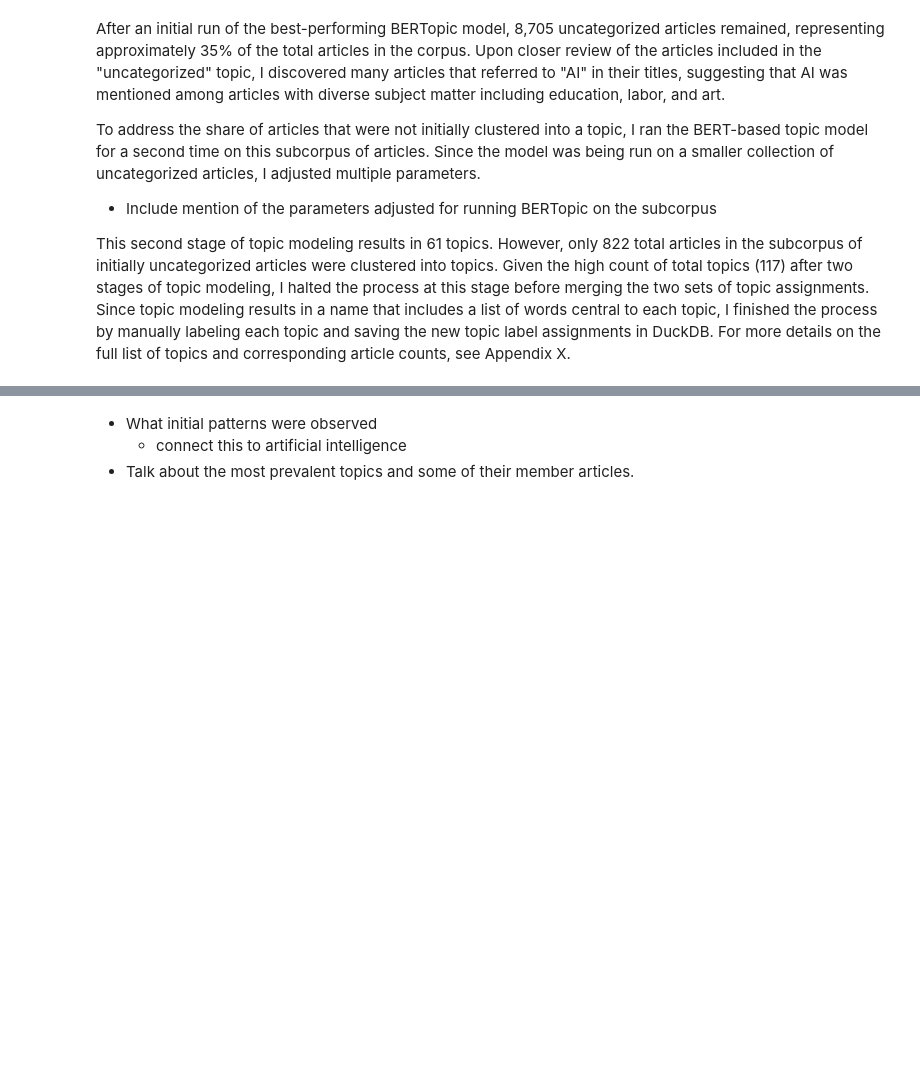
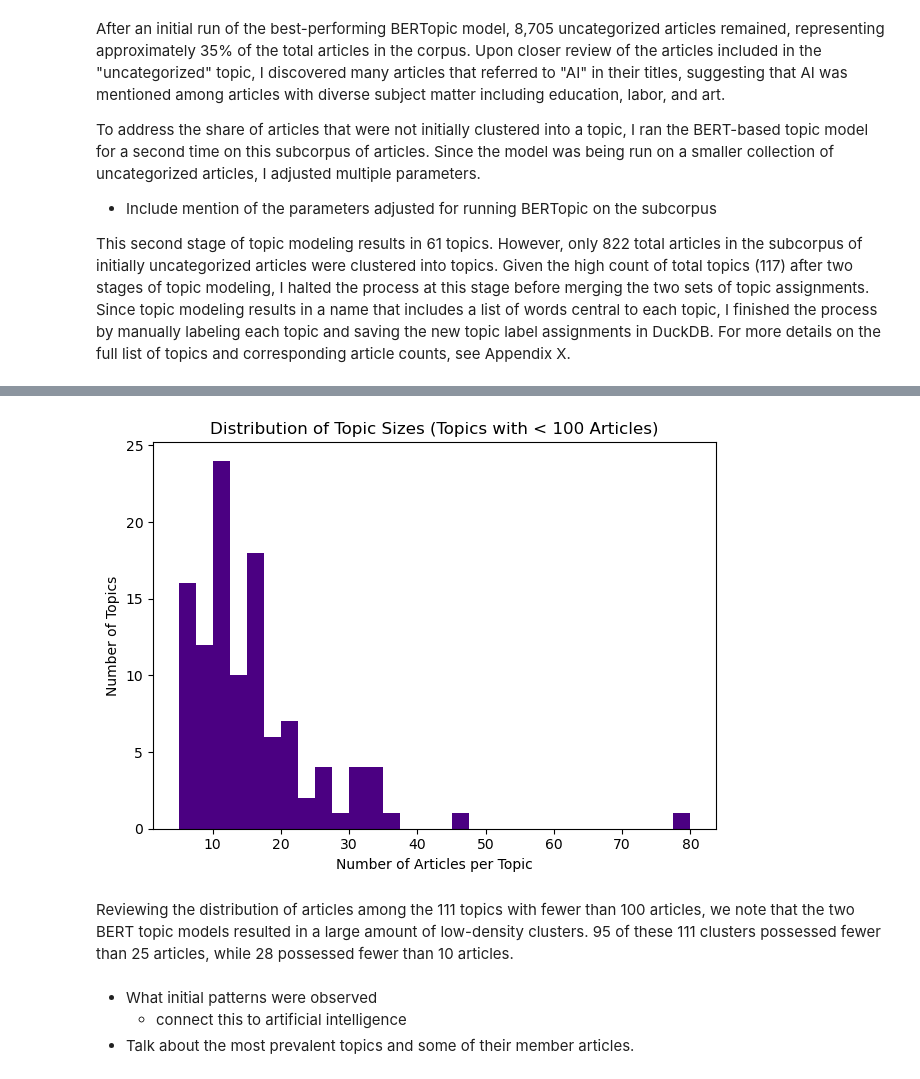
Before and after one commit to PeterdeGuzman/RAGuardianNews, a Jupyter notebook: FinalReport.ipynb, the cells around one changed output, grey strips where cells are left out. Cells and saved outputs as stored; diff of their text form; code cells hidden in the pictures; blank space fills up the shorter version.

Commit message:
updating topic model writing

```diff
--- a/FinalReport.ipynb
+++ b/FinalReport.ipynb
@@ -217,3 +285,20 @@ This second stage of topic modeling results in 61 topics. However, only 822 tota
+# %%
+topic_counts = df_topics_labelled["topic_label_clean"].value_counts()
+
+plt.figure()
+
+plt.hist(topic_counts[topic_counts < 100], bins=30, color="#4B0082")
+
+plt.xlabel("Number of Articles per Topic")
+plt.ylabel("Number of Topics")
+plt.title("Distribution of Topic Sizes (Topics with < 100 Articles)")
+
+plt.tight_layout()
+plt.show()
+# %% [output]
+[figure, added]
+# %% [markdown]
+Reviewing the distribution of articles among the 111 topics with fewer than 100 articles, we note that the two BERT topic models resulted in a large amount of low-density clusters. 95 of these 111 clusters possessed fewer than 25 articles, while 28 possessed fewer than 10 articles.
 # %% [markdown]
 - What initial patterns were observed
     - connect this to artificial intelligence
```
Also changed, not shown: parts of 8 cells of this notebook.
